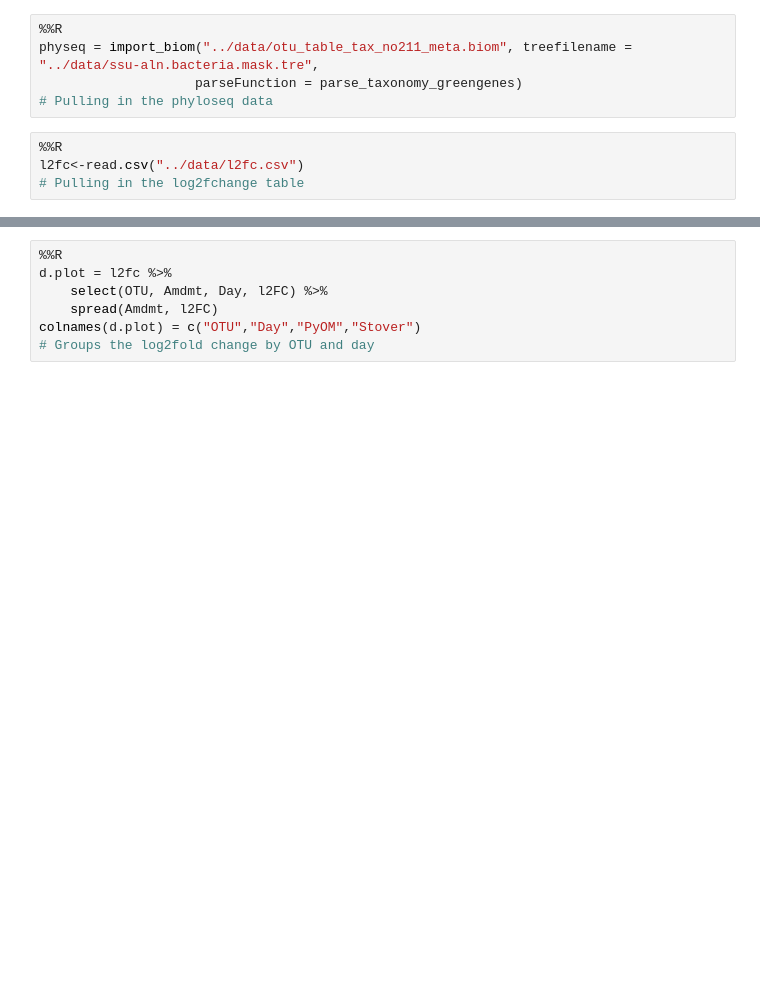
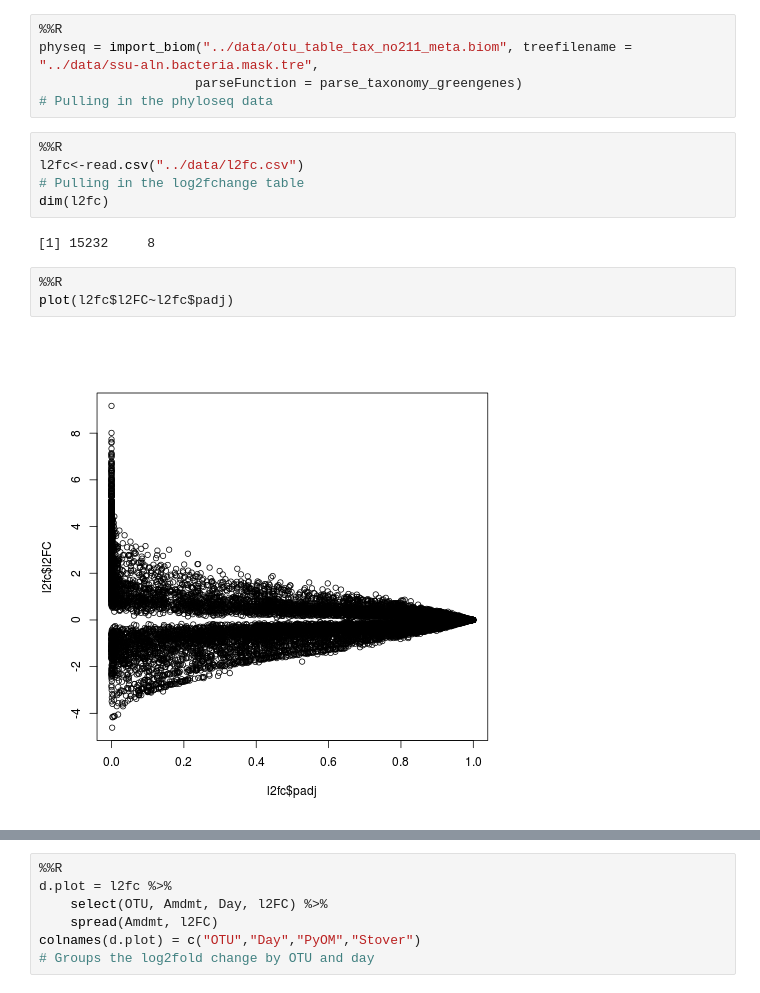
Before and after one commit to TheaWhitman/PyOM, a Jupyter notebook: manuscript_figures/Log2_Cutoff_Stacks.ipynb, the cells around one changed output, grey strips where cells are left out. Saved outputs shown, nothing was run; the diff lists cells and outputs as text; blank space fills up the shorter version.

```diff
--- a/manuscript_figures/Log2_Cutoff_Stacks.ipynb
+++ b/manuscript_figures/Log2_Cutoff_Stacks.ipynb
@@ -33,3 +33,11 @@ physeq = import_biom("../data/otu_table_tax_no211_meta.biom", treefilename = "..
 %%R
 l2fc<-read.csv("../data/l2fc.csv")
 # Pulling in the log2fchange table
+dim(l2fc)
+# %% [output]
+[1] 15232     8
+# %%
+%%R
+plot(l2fc$l2FC~l2fc$padj)
+# %% [output]
+[figure, added]
```
Also changed, not shown: parts of 8 cells of this notebook, 4 other files.
